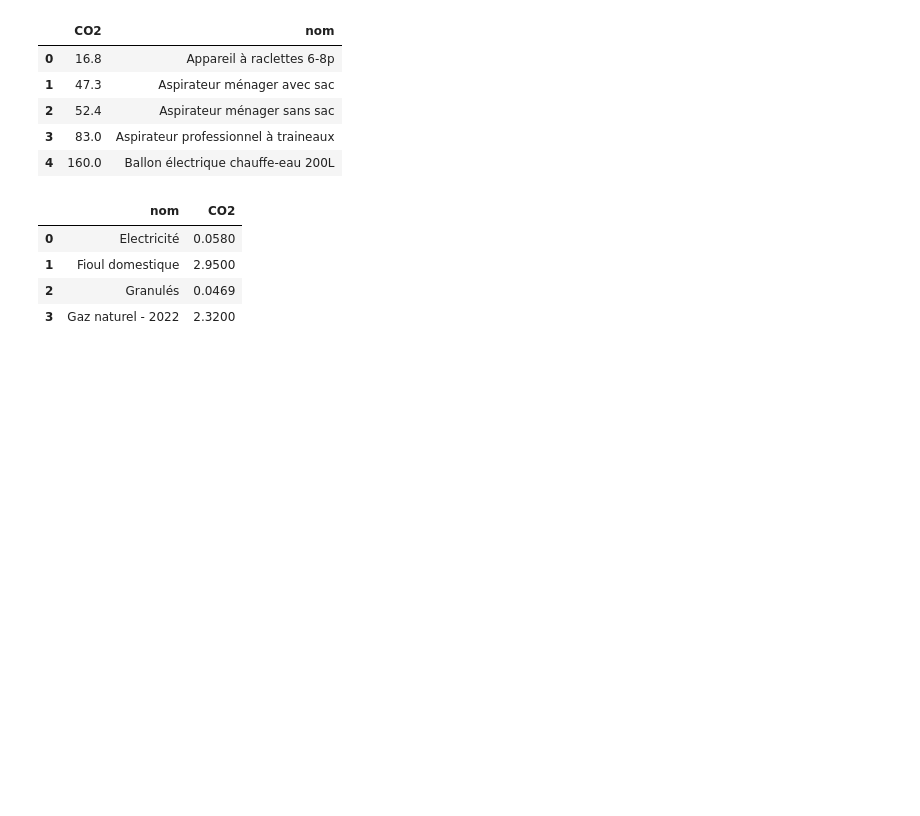
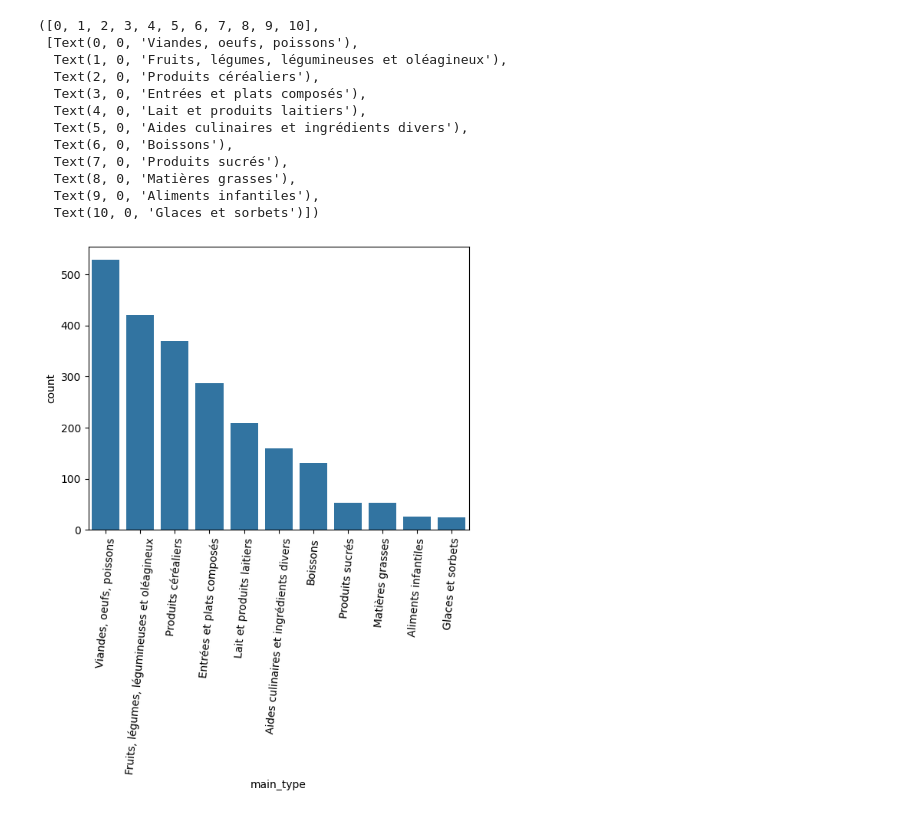
Before and after one commit to hachouaou/carboncalc, a Jupyter notebook: carbonsimulator/notebook.ipynb, the cells around one changed output. Cells and saved outputs as stored; diff of their text form; code cells hidden in the pictures; blank space fills up the shorter version.

```diff
--- a/carbonsimulator/notebook.ipynb
+++ b/carbonsimulator/notebook.ipynb
@@ -6,3 +7,9 @@ import seaborn as sns
 aliments = pd.read_csv("../data/aliments.csv")
 equipements = pd.read_csv("../data/equipements.csv")
 energie = pd.read_csv("../data/energie.csv")
+# %%
+aliments_filtered = aliments.rename(columns={"french_name" : "nom"}).drop_duplicates(subset=aliments_filtered.columns.difference(['id']))
+aliments_filtered = aliments_filtered[~aliments['french_tag'].str.contains('viandes cuites', case=False, na=False)]
+aliments_filtered = aliments_filtered.drop(
+    ['id', 'status', 'english_name', 'english_attribut', 'type', 'french_tag', 'english_tag', 'validity_range', 'sous_type', 'comment', 'unit'], axis =1)
+aliments_filtered[aliments_filtered["nom"] == 'Yaourt']
@@ -26,19 +44,18 @@ aliments_filtered.rename(columns={"french_name" : "nom", "main_type" : "type"})
-# %%
-equipents_filtered = equipements.drop(['french_name', 'status', 'type', 'english_name', 'french_attribut', 'english_attribut', 'english_tag', 'unit', 'validity_range', 'comment', 'french_tag', 'id'], axis=1)
-equipents_filtered.rename(columns={"complete_name" : "nom"}).head()
-# %% [output]
-|  | CO2 | nom |
-| 0 | 16.8 | Appareil à raclettes 6-8p |
-| 1 | 47.3 | Aspirateur ménager avec sac |
-| 2 | 52.4 | Aspirateur ménager sans sac |
-| 3 | 83.0 | Aspirateur professionnel à traineaux |
-| 4 | 160.0 | Ballon électrique chauffe-eau 200L |
-# %%
-energie_filtered = energie.drop(['status', 'id', 'english_name', 'french_attribut', 'english_attribut', 'type', 'french_tag', 'english_tag', 'validity_range', 'comment', 'unit'], axis = 1)
-energie_filtered.rename(columns={"french_name" : "nom"})
-# %% [output]
-|  | nom | CO2 |
-| 0 | Electricité | 0.0580 |
-| 1 | Fioul domestique | 2.9500 |
-| 2 | Granulés | 0.0469 |
-| 3 | Gaz naturel - 2022 | 2.3200 |
+# %%
+type_value = aliments_filtered['main_type'].value_counts().index
+sns.countplot(x='main_type', data=aliments_filtered, order=type_value)
+plt.xticks(rotation=85)
+# %% [output]
+([0, 1, 2, 3, 4, 5, 6, 7, 8, 9, 10],
+ [Text(0, 0, 'Viandes, oeufs, poissons'),
+  Text(1, 0, 'Fruits, légumes, légumineuses et oléagineux'),
+  Text(2, 0, 'Produits céréaliers'),
+  Text(3, 0, 'Entrées et plats composés'),
+  Text(4, 0, 'Lait et produits laitiers'),
+  Text(5, 0, 'Aides culinaires et ingrédients divers'),
+  Text(6, 0, 'Boissons'),
+  Text(7, 0, 'Produits sucrés'),
+  Text(8, 0, 'Matières grasses'),
+  Text(9, 0, 'Aliments infantiles'),
+  Text(10, 0, 'Glaces et sorbets')])
+[figure, added]
```
Also changed, not shown: parts of 16 cells of this notebook.
